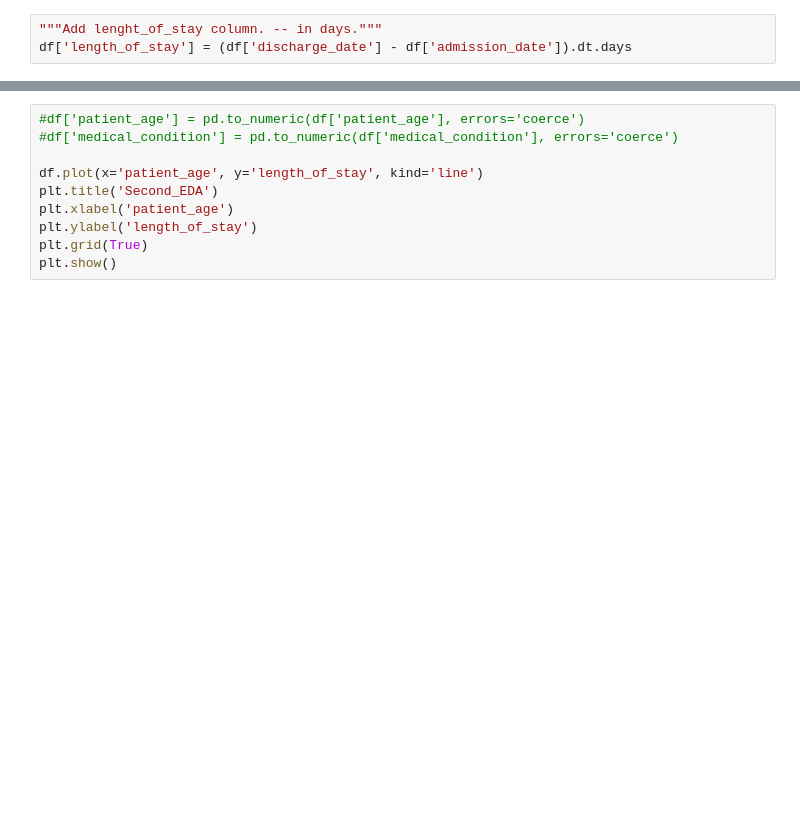
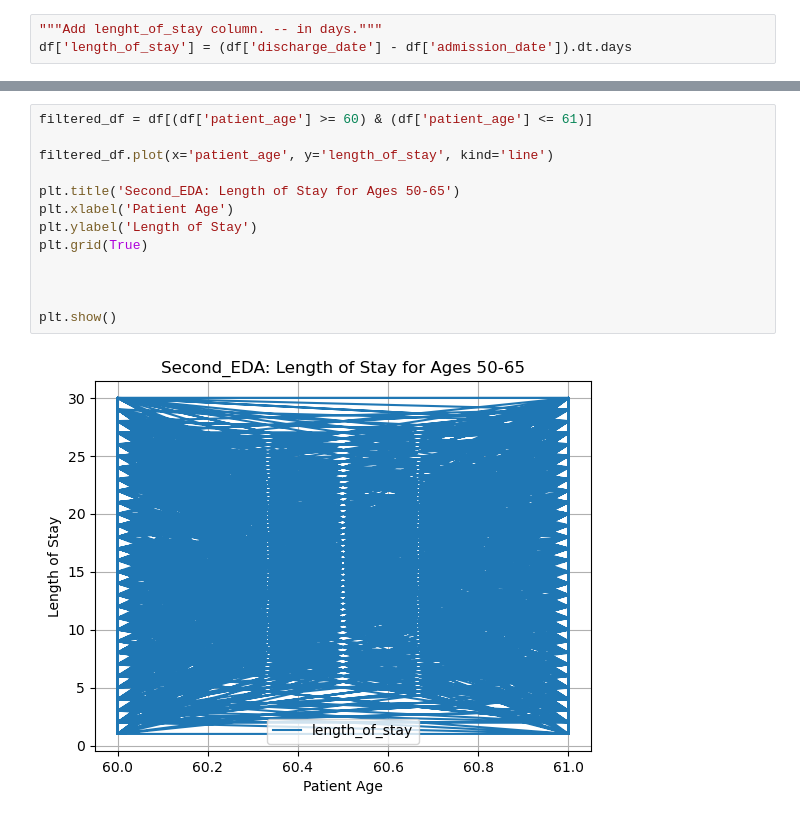
Before and after one commit to abhinna1/CSE4-587-Data-Intensive-Computing, a Jupyter notebook: main.ipynb, the cells around one changed output, grey strips where cells are left out. Cells and saved outputs as stored; diff of their text form; blank space fills up the shorter version.

Commit message:
Added new graphs

```diff
--- a/main.ipynb
+++ b/main.ipynb
@@ -71,13 +149,18 @@ df
 # %%
-#df['patient_age'] = pd.to_numeric(df['patient_age'], errors='coerce')
-#df['medical_condition'] = pd.to_numeric(df['medical_condition'], errors='coerce')
+filtered_df = df[(df['patient_age'] >= 60) & (df['patient_age'] <= 61)]
 
-df.plot(x='patient_age', y='length_of_stay', kind='line')
-plt.title('Second_EDA')
-plt.xlabel('patient_age')
-plt.ylabel('length_of_stay')
+filtered_df.plot(x='patient_age', y='length_of_stay', kind='line')
+
+plt.title('Second_EDA: Length of Stay for Ages 50-65')
+plt.xlabel('Patient Age')
+plt.ylabel('Length of Stay')
 plt.grid(True)
+
+
+
 plt.show()
+# %% [output]
+[figure, added]
 # %%
 features = df[["medical_condition", "patient_age", "admission_type", "billing_amount", "medication", "length_of_stay", "blood_type"]]
 print(features.describe())
```
Also changed, not shown: parts of 14 cells of this notebook.
